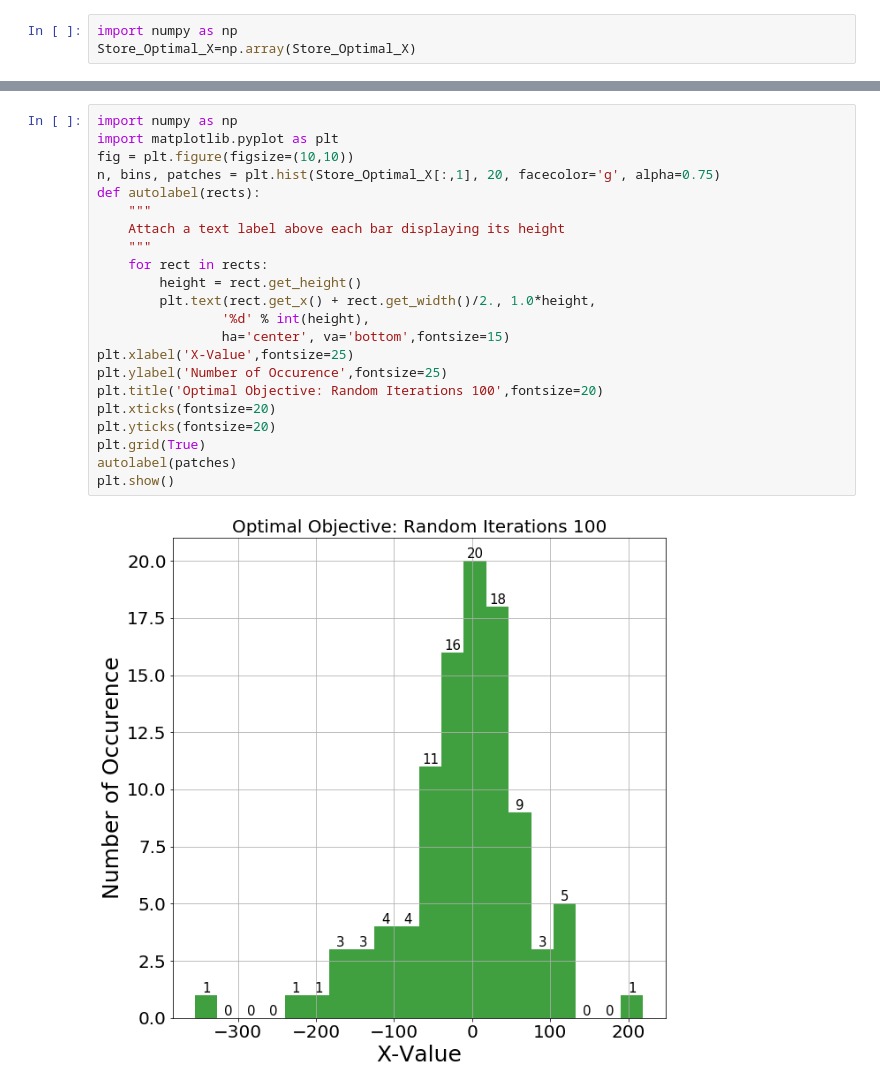
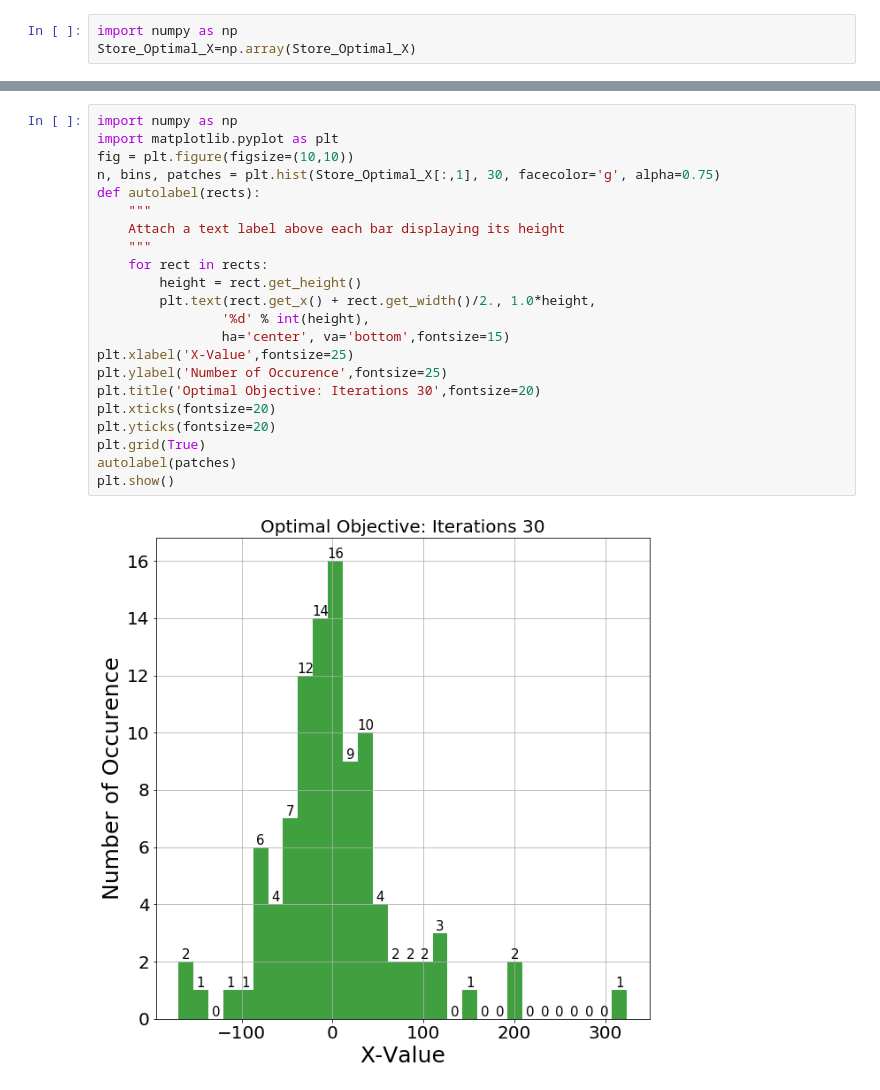
Before and after one commit to ARM-software/mango, a Jupyter notebook: mango/benchmarking/Convex_Function_Uniform_1D_Random.ipynb, the cells around one changed output, grey strips where cells are left out. Drawn from its saved outputs; the diff is of its cells as text.

```diff
--- a/mango/benchmarking/Convex_Function_Uniform_1D_Random.ipynb
+++ b/mango/benchmarking/Convex_Function_Uniform_1D_Random.ipynb
@@ -116,27 +134,27 @@ plt.show()
 # %%
 import numpy as np
 import matplotlib.pyplot as plt
 fig = plt.figure(figsize=(10,10))
-n, bins, patches = plt.hist(Store_Optimal_X[:,1], 20, facecolor='g', alpha=0.75)
+n, bins, patches = plt.hist(Store_Optimal_X[:,1], 30, facecolor='g', alpha=0.75)
 def autolabel(rects):
     """
     Attach a text label above each bar displaying its height
     """
     for rect in rects:
         height = rect.get_height()
         plt.text(rect.get_x() + rect.get_width()/2., 1.0*height,
                 '%d' % int(height),
                 ha='center', va='bottom',fontsize=15)
 plt.xlabel('X-Value',fontsize=25)
 plt.ylabel('Number of Occurence',fontsize=25)
-plt.title('Optimal Objective: Random Iterations 100',fontsize=20)
+plt.title('Optimal Objective: Iterations 30',fontsize=20)
 plt.xticks(fontsize=20)
 plt.yticks(fontsize=20)
 plt.grid(True)
 autolabel(patches)
 plt.show()
 # %% [output]
-[figure, old version]
+[figure, new version]
 # %%
 import numpy as np
 import matplotlib.pyplot as plt
```
Also changed, not shown: parts of 4 cells of this notebook, 1 other file.
